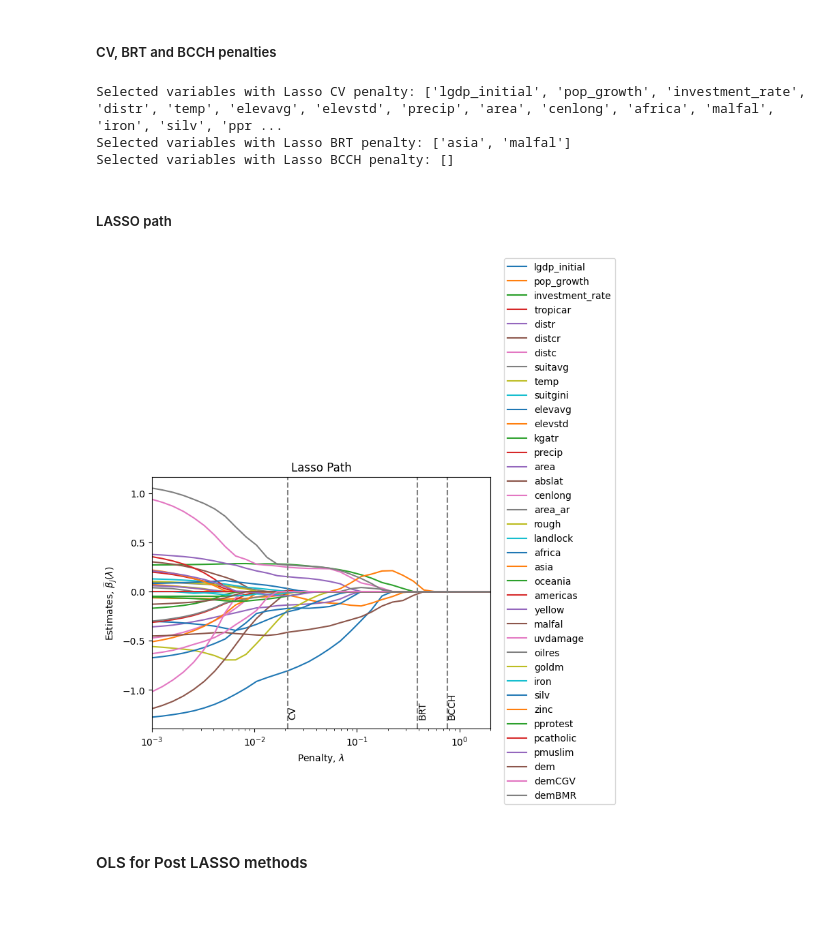
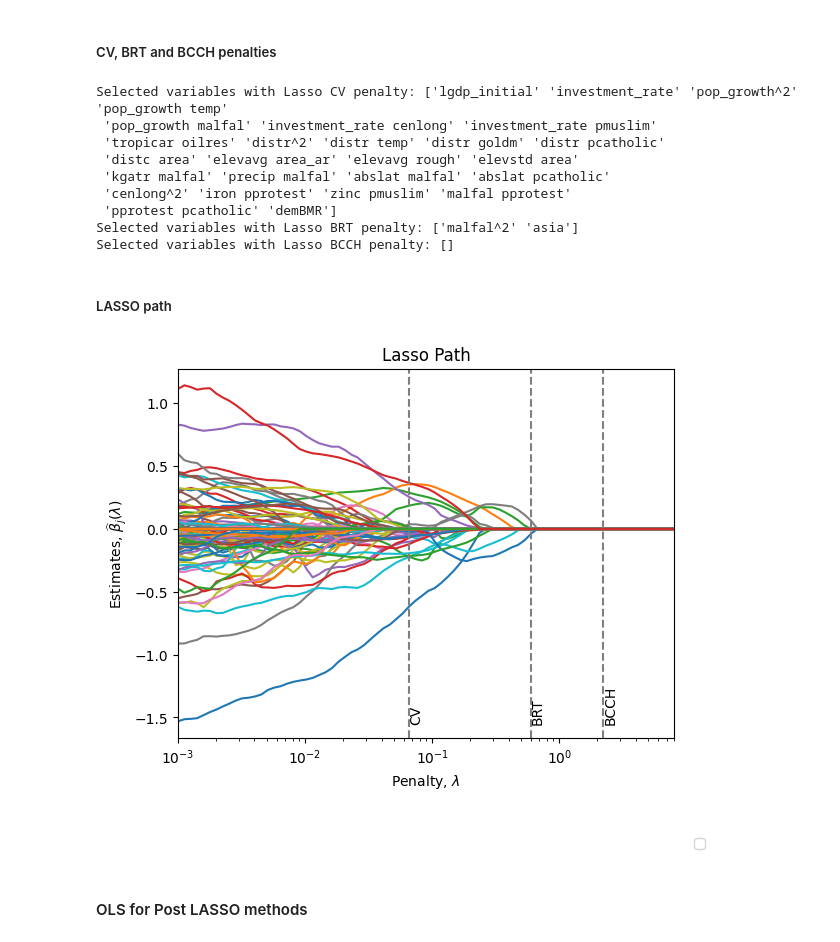
Before and after one commit to astronautfish/advmicro-ass2, a Jupyter notebook: code/user_notebook.ipynb, the cells around one changed output. Cells and saved outputs as stored; diff of their text form; code cells hidden in the pictures; blank space fills up the shorter version.

```diff
--- a/code/user_notebook.ipynb
+++ b/code/user_notebook.ipynb
@@ -210,3 +241,4 @@ def get_selected_var(selected_variables):
 # %%
 # Penalty grid for Lasso.
-penalty_grid = np.geomspace(start=0.001, stop=100, num=50)
+penalty_grid = np.geomspace(start=0.001, stop=100, num=100)
+max_iterations = 100000
@@ -213,41 +253,47 @@ penalty_grid = np.geomspace(start=0.001, stop=100, num=50)
 # %%
 # Lasso with CV, five folds:
-fit_CV = LassoCV(alphas=penalty_grid, fit_intercept=False, cv=5, max_iter=10000).fit(X_std, y_std.reshape(-1,))
+fit_CV = LassoCV(alphas=penalty_grid,  cv=5, max_iter=max_iterations).fit(X_std, y.reshape(-1,))
 penalty_CV = fit_CV.alpha_
 coefs_CV = fit_CV.coef_
 selected_variables_CV = (coefs_CV != 0)
-print("Selected variables with Lasso CV penalty:", get_selected_var(selected_variables_CV))
+print("Selected variables with Lasso CV penalty:", np.array(names_xs)[selected_variables_CV])
 
 # Lasso with BRT penalty:
-penalty_BRT = BRT(X_tilde=X_std, y=y_std)
-fit_BRT = Lasso(alpha=penalty_BRT, fit_intercept=False, max_iter=10000).fit(X_std, y_std.reshape(-1,))
+penalty_BRT = BRT(X_tilde=X_std, y=y)
+fit_BRT = Lasso(alpha=penalty_BRT,  max_iter=max_iterations).fit(X_std, y.reshape(-1,))
 coefs_BRT = fit_BRT.coef_
 selected_variables_BRT = (coefs_BRT != 0)
-print("Selected variables with Lasso BRT penalty:", get_selected_var(selected_variables_BRT))
+print("Selected variables with Lasso BRT penalty:", np.array(names_xs)[selected_variables_BRT])
 
 # Lasso with BCCH penalty:
-penalty_BCCH = BCCH(X_tilde=X_std, y=y_std)
-fit_BCCH = Lasso(alpha=penalty_BCCH, fit_intercept=False, max_iter=10000).fit(X_std, y_std.reshape(-1,))
+penalty_BCCH = BCCH(X_tilde=X_std, y=y)
+fit_BCCH = Lasso(alpha=penalty_BCCH,  max_iter=max_iterations).fit(X_std, y.reshape(-1,))
 coefs_BCCH = fit_BCCH.coef_
 selected_variables_BCCH = (coefs_BCCH != 0)
-print("Selected variables with Lasso BCCH penalty:", get_selected_var(selected_variables_BCCH))
+print("Selected variables with Lasso BCCH penalty:", np.array(names_xs)[selected_variables_BCCH])
 # %% [output]
-Selected variables with Lasso CV penalty: ['lgdp_initial', 'pop_growth', 'investment_rate', 'distr', 'temp', 'elevavg', 'elevstd', 'precip', 'area', 'cenlong', 'africa', 'malfal', 'iron', 'silv', 'ppr ...
-Selected variables with Lasso BRT penalty: ['asia', 'malfal']
+Selected variables with Lasso CV penalty: ['lgdp_initial' 'investment_rate' 'pop_growth^2' 'pop_growth temp'
+ 'pop_growth malfal' 'investment_rate cenlong' 'investment_rate pmuslim'
+ 'tropicar oilres' 'distr^2' 'distr temp' 'distr goldm' 'distr pcatholic'
+ 'distc area' 'elevavg area_ar' 'elevavg rough' 'elevstd area'
+ 'kgatr malfal' 'precip malfal' 'abslat malfal' 'abslat pcatholic'
+ 'cenlong^2' 'iron pprotest' 'zinc pmuslim' 'malfal pprotest'
+ 'pprotest pcatholic' 'demBMR']
+Selected variables with Lasso BRT penalty: ['malfal^2' 'asia']
 Selected variables with Lasso BCCH penalty: []
 # %% [markdown]
 ##### LASSO path
 # %%
 # Coefficients for Lasso path
 coefs = []
 for penal in penalty_grid:
-    fit = Lasso(alpha=penal, fit_intercept=False, max_iter=10000).fit(X_std, y_std)
+    fit = Lasso(alpha=penal, max_iter=max_iterations).fit(X_std, y)
     coefs.append(fit.coef_)
 
 # Plot Lasso path
-plot_lasso_path(penalty_grid=penalty_grid, coefs=coefs, legends=xs, vlines={'BCCH':penalty_BCCH,'BRT':penalty_BRT, 'CV':penalty_CV})
+plot_lasso_path(penalty_grid=penalty_grid, coefs=coefs, vlines={'BCCH':penalty_BCCH,'BRT':penalty_BRT, 'CV':penalty_CV}) # legends=names_final
 # %% [output]
-[figure, old version]
+[figure, new version]
 # %% [markdown]
 #### OLS for Post LASSO methods
 # %% [markdown]
```
Also changed, not shown: parts of 16 cells of this notebook, 2 other files.
